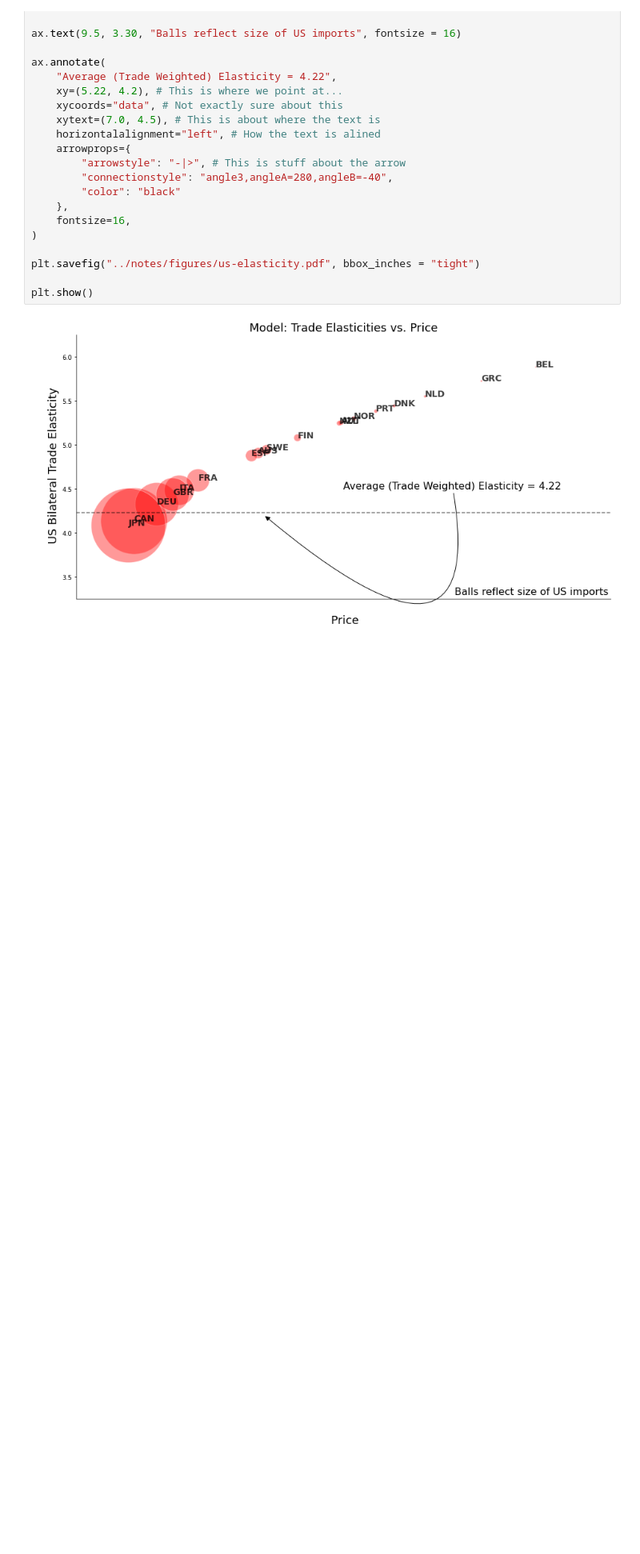
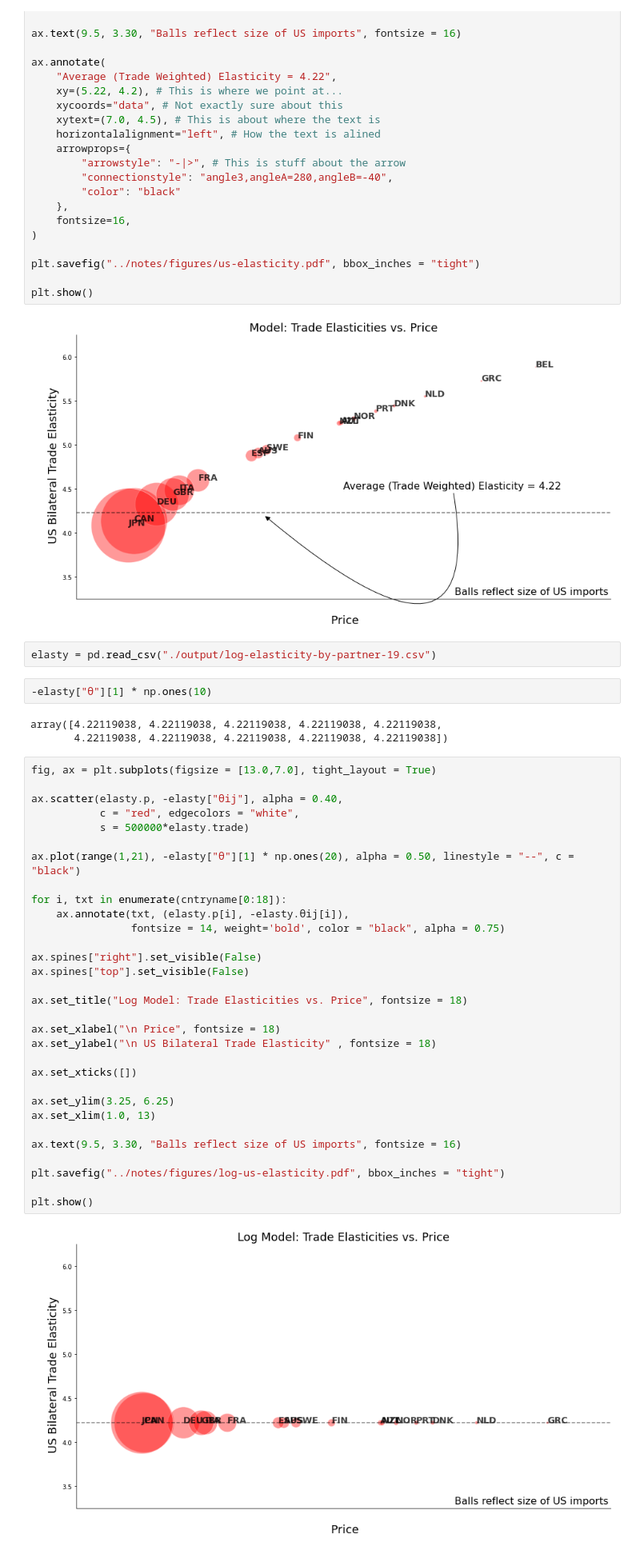
Before and after one commit to mwaugh0328/heterogeneous-agent-trade, a Jupyter notebook: notebooks/plot-calibration.ipynb, the cells around one changed output. Shown at 80% size. Saved outputs shown, nothing was run; the diff lists cells and outputs as text; blank space fills up the shorter version.

```diff
--- a/notebooks/plot-calibration.ipynb
+++ b/notebooks/plot-calibration.ipynb
@@ -115,3 +115,43 @@ plt.savefig("../notes/figures/us-elasticity.pdf", bbox_inches = "tight")
 plt.show()
 # %% [output]
 [figure]
+# %%
+elasty = pd.read_csv("./output/log-elasticity-by-partner-19.csv")
+# %%
+-elasty["θ"][1] * np.ones(10)
+# %% [output]
+array([4.22119038, 4.22119038, 4.22119038, 4.22119038, 4.22119038,
+       4.22119038, 4.22119038, 4.22119038, 4.22119038, 4.22119038])
+# %%
+fig, ax = plt.subplots(figsize = [13.0,7.0], tight_layout = True)
+
+ax.scatter(elasty.p, -elasty["θij"], alpha = 0.40,
+           c = "red", edgecolors = "white",
+           s = 500000*elasty.trade)
+
+ax.plot(range(1,21), -elasty["θ"][1] * np.ones(20), alpha = 0.50, linestyle = "--", c = "black")
+
+for i, txt in enumerate(cntryname[0:18]):
+    ax.annotate(txt, (elasty.p[i], -elasty.θij[i]),
+                fontsize = 14, weight='bold', color = "black", alpha = 0.75)
+
+ax.spines["right"].set_visible(False)
+ax.spines["top"].set_visible(False)
+
+ax.set_title("Log Model: Trade Elasticities vs. Price", fontsize = 18)
+
+ax.set_xlabel("\n Price", fontsize = 18)
+ax.set_ylabel("\n US Bilateral Trade Elasticity" , fontsize = 18)
+
+ax.set_xticks([])
+
+ax.set_ylim(3.25, 6.25)
+ax.set_xlim(1.0, 13)
+
+ax.text(9.5, 3.30, "Balls reflect size of US imports", fontsize = 16)
+
+plt.savefig("../notes/figures/log-us-elasticity.pdf", bbox_inches = "tight")
+
+plt.show()
+# %% [output]
+[figure, added]
```
Also changed, not shown: parts of 1 cell of this notebook, 9 other files.
